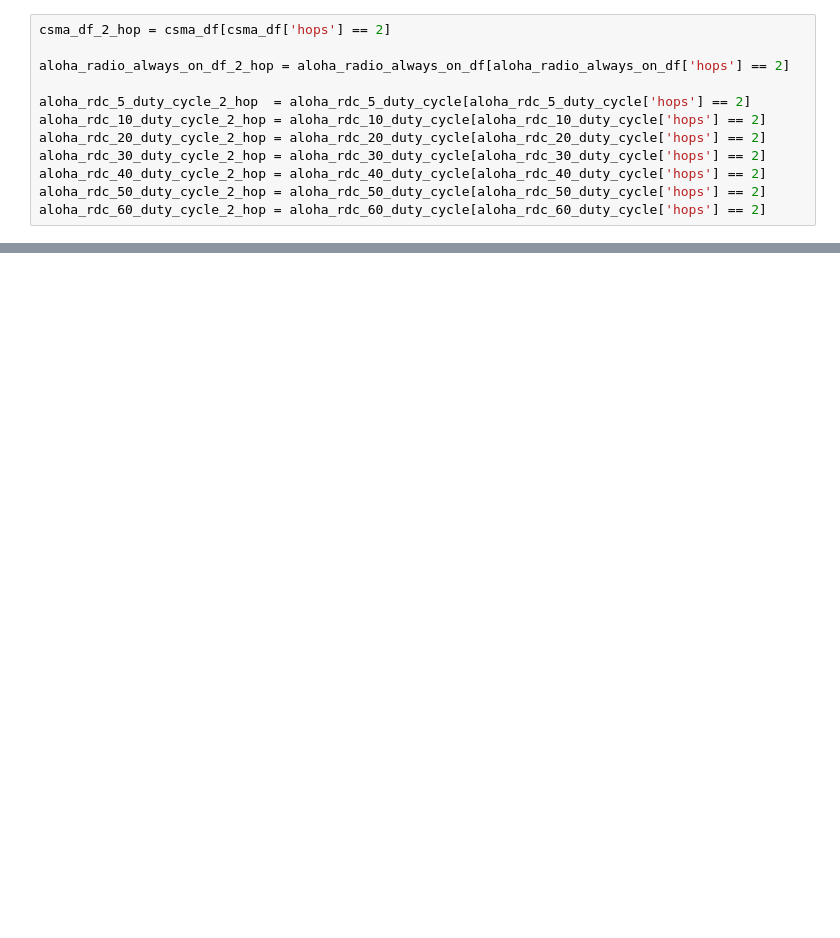
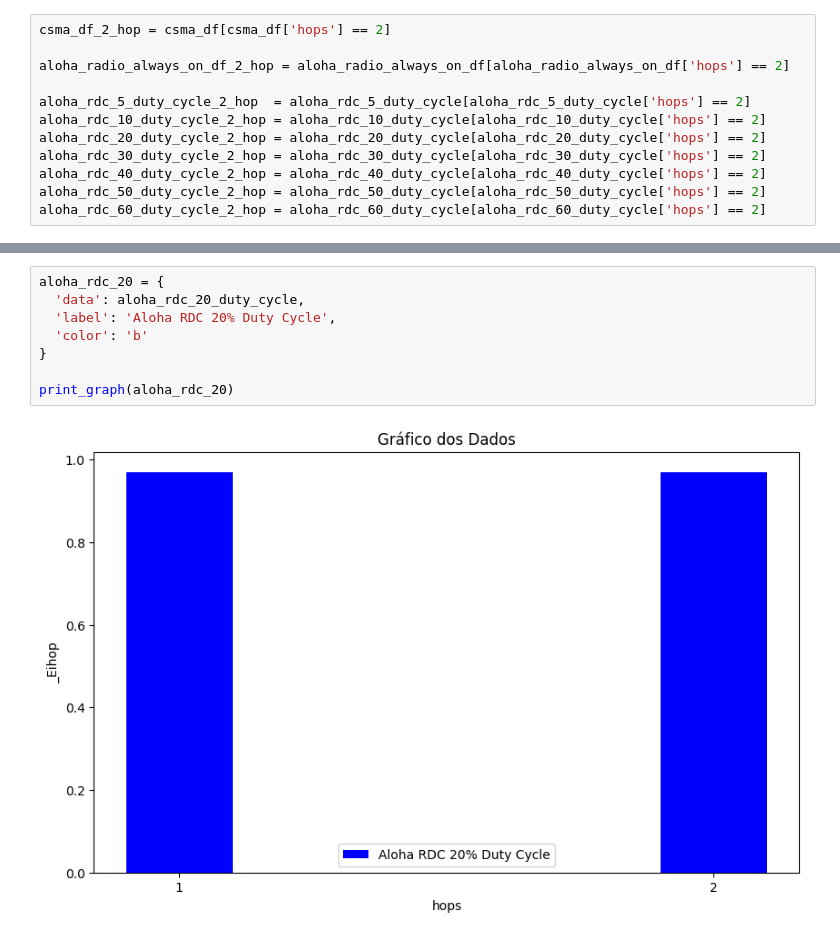
Before and after one commit to KilnerJhow/contiki-aloha, a Jupyter notebook: grafico.ipynb, the cells around one changed output, grey strips where cells are left out. Drawn from its saved outputs; the diff is of its cells as text; blank space fills up the shorter version.

```diff
--- a/grafico.ipynb
+++ b/grafico.ipynb
@@ -120,0 +112,10 @@ aloha_rdc_60_duty_cycle_2_hop = aloha_rdc_60_duty_cycle[aloha_rdc_60_duty_cycle[
+# %%
+aloha_rdc_20 = {
+  'data': aloha_rdc_20_duty_cycle,
+  'label': 'Aloha RDC 20% Duty Cycle',
+  'color': 'b'
+}
+
+print_graph(aloha_rdc_20)
+# %% [output]
+[figure, added]
```
Also changed, not shown: parts of 17 cells of this notebook, 2 other files.
